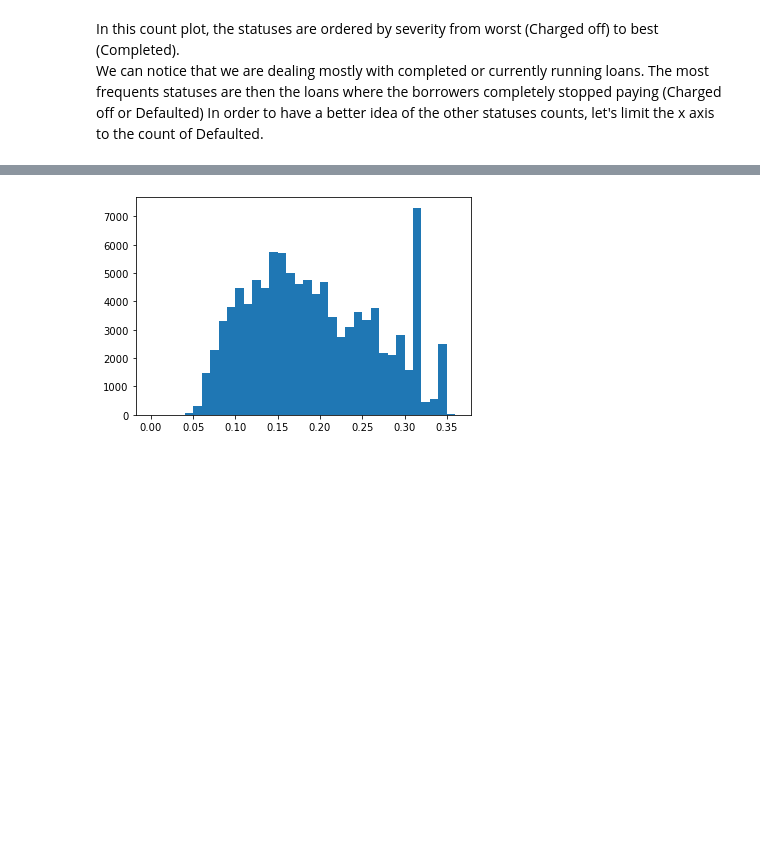
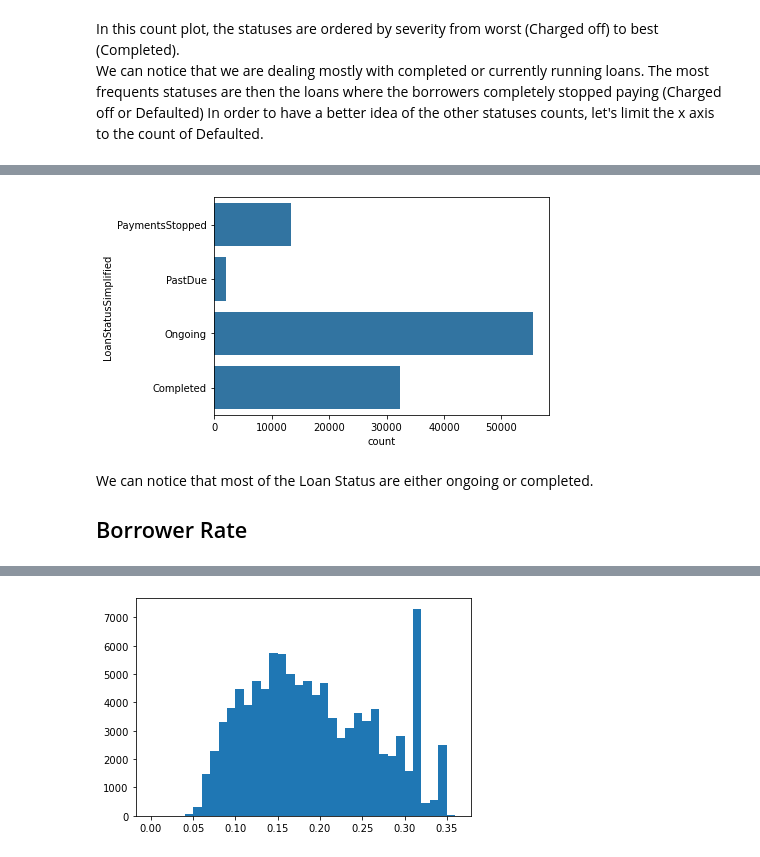
Before and after one commit to Simonmaignan/udacity-data-analysis, a Jupyter notebook: project-communicate-data-findings/data_exploration.ipynb, the cells around one changed output, grey strips where cells are left out. Cells and saved outputs as stored; diff of their text form; code cells hidden in the pictures; blank space fills up the shorter version.

```diff
--- a/project-communicate-data-findings/data_exploration.ipynb
+++ b/project-communicate-data-findings/data_exploration.ipynb
@@ -127,3 +204,12 @@ We can note there that it may be worth grouping the statuses into groups (e.g. r
+# %%
+# Count plot of simplified loan statuses
+sb.countplot(data=df_loan_data, y='LoanStatusSimplified', color=base_color);
+# %% [output]
+[figure, added]
+# %% [markdown]
+We can notice that most of the Loan Status are either ongoing or completed.
+
+## Borrower Rate
 # %%
 df_loan_data.BorrowerRate.describe()
 # %% [output]
```
Also changed, not shown: parts of 41 cells of this notebook, 2 other files.
